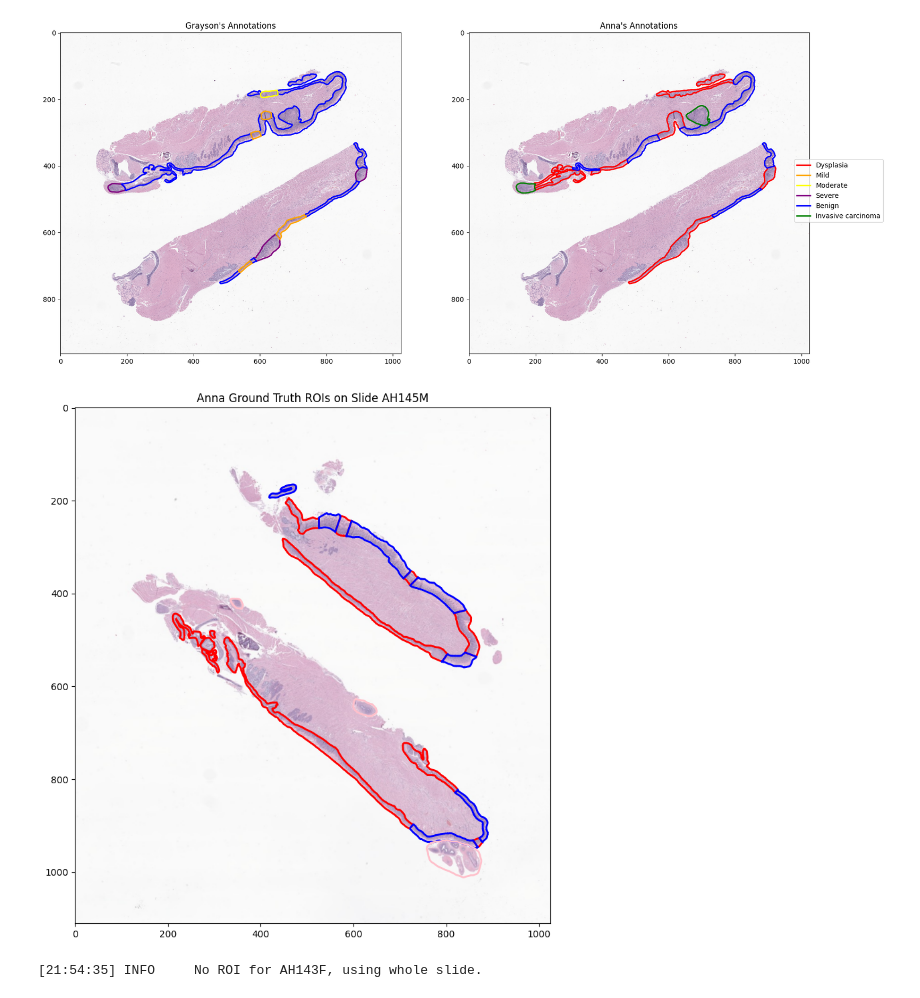
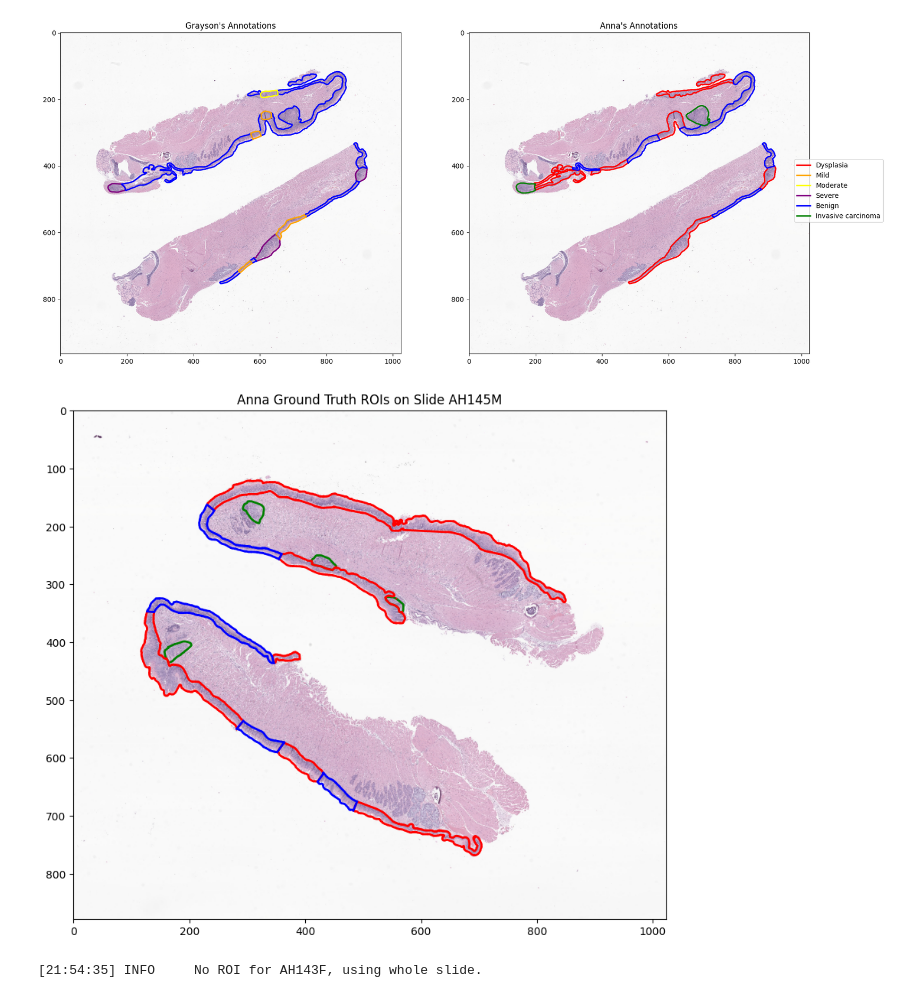
Before and after one commit to Satanna1/Cancer_Project_2025, a Jupyter notebook: Qualitative_Notebook.ipynb, the cells around one changed output. Drawn from its saved outputs; the diff is of its cells as text; code cells hidden in the pictures.

```diff
--- a/Qualitative_Notebook.ipynb
+++ b/Qualitative_Notebook.ipynb
@@ -95,10 +95,10 @@ import matplotlib.pyplot as plt
 from matplotlib.patches import Polygon as MplPolygon
 
 wsi_anna = sf.WSI(
-    path = "/home/stanna/labshare/SLIDES/PDCD10/4NQO_then_TAM/AH145M.svs",
+    path = "/home/stanna/labshare/SLIDES/PDCD10/4NQO_then_TAM/AG985F.svs",
     tile_px = 256,
     tile_um = 128,
-    rois = "/home/stanna/Cancer_Project_2025/Anna/exp2/AH145M.csv"
+    rois = "/home/stanna/labshare/SLIDES/PDCD10/ROI/anna/AG985F.csv"
 )
 
 
@@ -122,34 +122,34 @@ color_map = {
 def overlay_rois(ax, wsi_obj):
     """Overlay ROI polygons on the given axis with appropriate colors."""
     for roi in wsi_obj.rois:
         # Handle both Polygon and MultiPolygon geometries
         if roi.poly.geom_type == "Polygon":
             polygons = [roi.poly]
         elif roi.poly.geom_type == "MultiPolygon":
             polygons = list(roi.poly.geoms)
         else:
             print(f"Unknown geometry type: {roi.poly.geom_type} for ROI with label {roi.label}")
             continue
 
         label = roi.label.lower() if roi.label else "unknown"
         color = color_map.get(label, "pink")
 
         for poly in polygons:
             # Scale coordinates to match thumbnail dimensions
             poly_coords = np.array(poly.exterior.coords) * scale
 
             # Create and add polygon patch
             patch = MplPolygon(poly_coords, closed=True, edgecolor=color, fill=False, linewidth=2)
             ax.add_patch(patch)
 
 #create the plot
 fig, ax = plt.subplots(figsize=(10, 10))
 ax.imshow(thumb_anna)
 overlay_rois(ax, wsi_anna)
 plt.title("Anna Ground Truth ROIs on Slide AH145M")
 plt.show()
 # %% [output]
-[figure, old version]
+[figure, new version]
 # %%
 #visualie just the thumbnail
 #visualize the slide thumbnail and rois for Anna
```
Also changed, not shown: 8 other files.
